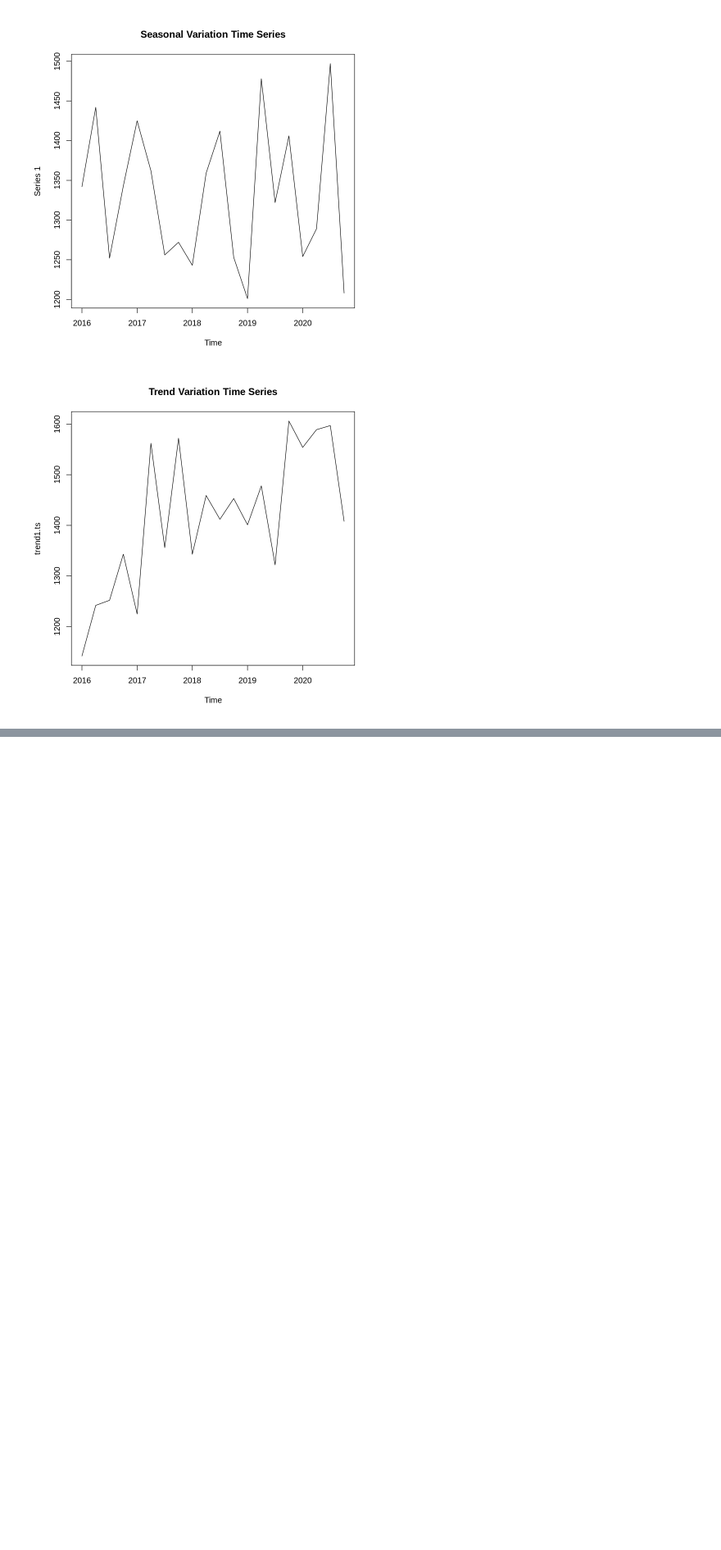
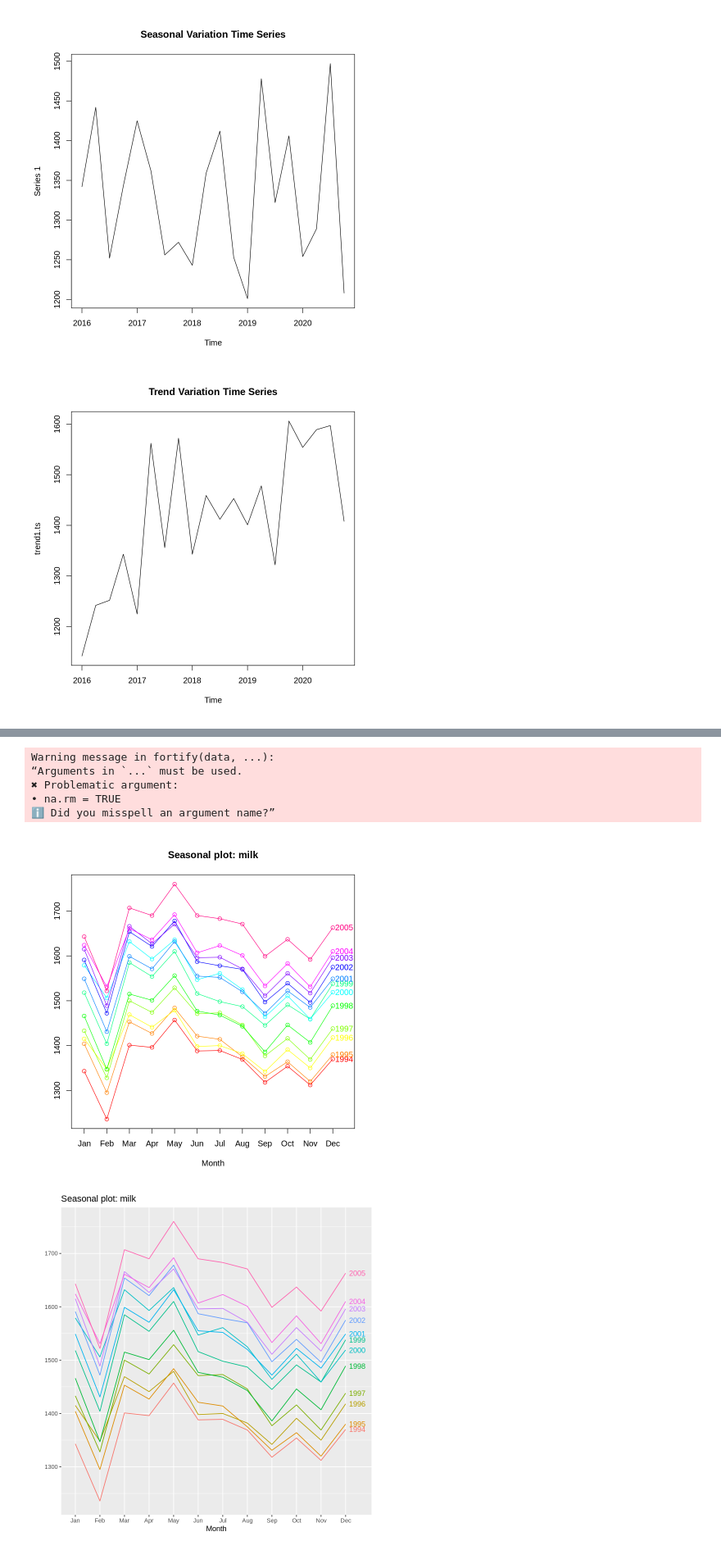
Before and after one commit to zirzirlove96/AI_Project, a Jupyter notebook: AI_Project_Practice.ipynb, the cells around one changed output, grey strips where cells are left out. Shown: that part at 82% size. Drawn from its saved outputs; the diff is of its cells as text; code cells hidden in the pictures; blank space fills up the shorter version.

```diff
--- a/AI_Project_Practice.ipynb
+++ b/AI_Project_Practice.ipynb
@@ -82,0 +126,11 @@ plot(trend1.ts, main = 'Trend Variation Time Series')
+# %%
+seasonplot(milk, col=rainbow(12), year.labels=TRUE)
+ggseasonplot(milk, year.labels=TRUE, continuous = FALSE)
+# %% [output]
+Warning message in fortify(data, ...):
+“Arguments in `...` must be used.
+✖ Problematic argument:
+• na.rm = TRUE
+ℹ Did you misspell an argument name?”
+[figure, added]
+[figure, added]
```
Also changed, not shown: parts of 3 cells of this notebook.
